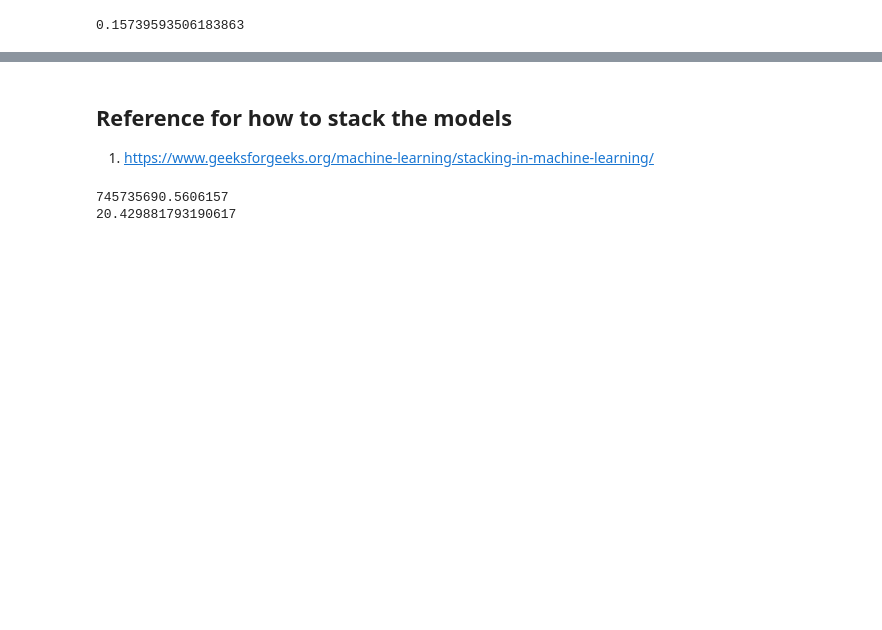
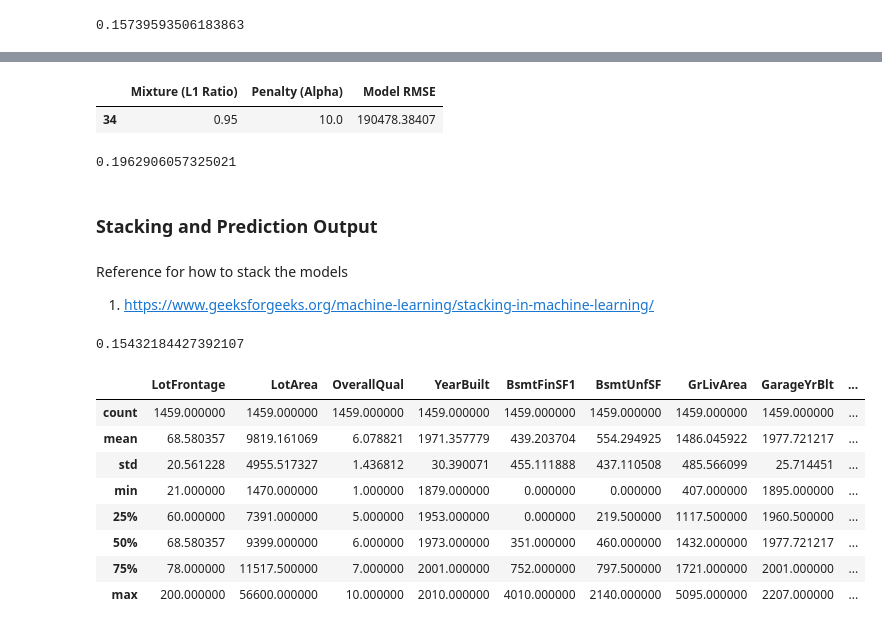
Before and after one commit to yani-iben/House-Prices-Prediction-using-TensorFlow-Decision-Forests, a Jupyter notebook: AMES_Housing.ipynb, the cells around one changed output, grey strips where cells are left out. Saved outputs shown, nothing was run; the diff lists cells and outputs as text; code cells hidden in the pictures; blank space fills up the shorter version.

Commit message:
add changes to models

```diff
--- a/AMES_Housing.ipynb
+++ b/AMES_Housing.ipynb
@@ -330,22 +326,86 @@ print(np.log(SVR_rmse))
 # %%
-# randa's model
+from sklearn.linear_model import ElasticNet
+from itertools import product
+
+# Define the mixtures and penalties being tested
+l1_ratios = [0.0, 0.25, 0.5, 0.75, 0.95, 1]
+alphas = [0.001, 0.01, 0.1, 1, 5, 10, 20]
+
+# Produce combination list of all alphas and l1 ratios
+combos = list(product(alphas, l1_ratios))
+
+# Create lists to house relevant evaluation information
+rmses = []
+mixtures = []
+penalties = []
+
+# Fit and evaluate each combination's model
+for a, l in combos:
+    model = ElasticNet(random_state=42,
+                       alpha=a,
+                       l1_ratio=l)
+
+    model.fit(X_train_new, y_train_new)
+
+    y_pred = model.predict(X_val_new)
+    rmse = np.sqrt(mean_squared_error(y_val_log, y_pred))
+    rmses.append(rmse)
+    mixtures.append(l)
+    penalties.append(a)
+
+# Create datafraem visualizing the values
+cv_df = pd.DataFrame({'Mixture (L1 Ratio)': mixtures,
+                      'Penalty (Alpha)': penalties,
+                      'Model RMSE': rmses})
+
+# Output the combination with the lowest RMSE
+cv_df.sort_values(by='Model RMSE',
+                  ascending=True).head(1)
+# %% [output]
+|  | Mixture (L1 Ratio) | Penalty (Alpha) | Model RMSE |
+| 34 | 0.95 | 10.0 | 190478.38407 |
+# %%
+elastic_model = ElasticNet(alpha = 10,
+                           l1_ratio = 0.95,
+                           random_state = 42)
+
+elastic_model.fit(X_train_new, y_train_log)
+
+elastic_preds = elastic_model.predict(X_val_new)
+elastic_rmse_log = np.sqrt(mean_squared_error(y_val_log, elastic_preds))
+
+print(elastic_rmse_log)
+# %% [output]
+0.1962906057325021
+# %% [markdown]
+### **Stacking and Prediction Output**
 # %% [markdown]
-## Reference for how to stack the models
+Reference for how to stack the models
 1. https://www.geeksforgeeks.org/machine-learning/stacking-in-machine-learning/
 # %%
 # importing the package to stack
 from sklearn.ensemble import StackingRegressor
 # %%
 # basic stacking the models together
-estimators = [ ('xg',xg_model_new), ('svr', SVR_linear),]
+estimators = [ ('xg',xg_model_new), ('svr', SVR_linear), ('elastic', elastic_model)]
 
 
 stacked_model = StackingRegressor(estimators=estimators)
-stacked_model.fit(X_train_new, y_train_new)
+stacked_model.fit(X_train_new, y_train_log)
 stacked_preds = stacked_model.predict(X_val_new)
-stacked_rmse = mean_squared_error(y_val_new, stacked_preds)
+stacked_rmse = np.sqrt(mean_squared_error(y_val_log, stacked_preds))
 print(stacked_rmse)
-print(np.log(stacked_rmse))
 # %% [output]
-745735690.5606157
-20.429881793190617
+0.15432184427392107
+# %%
+X_test_new = test[cols]
+# %% [output]
+|  | LotFrontage | LotArea | OverallQual | YearBuilt | BsmtFinSF1 | BsmtUnfSF | GrLivArea | GarageYrBlt | ... |
+| count | 1459.000000 | 1459.000000 | 1459.000000 | 1459.000000 | 1459.000000 | 1459.000000 | 1459.000000 | 1459.000000 | ... |
+| mean | 68.580357 | 9819.161069 | 6.078821 | 1971.357779 | 439.203704 | 554.294925 | 1486.045922 | 1977.721217 | ... |
+| std | 20.561228 | 4955.517327 | 1.436812 | 30.390071 | 455.111888 | 437.110508 | 485.566099 | 25.714451 | ... |
+| min | 21.000000 | 1470.000000 | 1.000000 | 1879.000000 | 0.000000 | 0.000000 | 407.000000 | 1895.000000 | ... |
+| 25% | 60.000000 | 7391.000000 | 5.000000 | 1953.000000 | 0.000000 | 219.500000 | 1117.500000 | 1960.500000 | ... |
+| 50% | 68.580357 | 9399.000000 | 6.000000 | 1973.000000 | 351.000000 | 460.000000 | 1432.000000 | 1977.721217 | ... |
+| 75% | 78.000000 | 11517.500000 | 7.000000 | 2001.000000 | 752.000000 | 797.500000 | 1721.000000 | 2001.000000 | ... |
+| max | 200.000000 | 56600.000000 | 10.000000 | 2010.000000 | 4010.000000 | 2140.000000 | 5095.000000 | 2207.000000 | ... |
```
Also changed, not shown: parts of 12 cells of this notebook.
